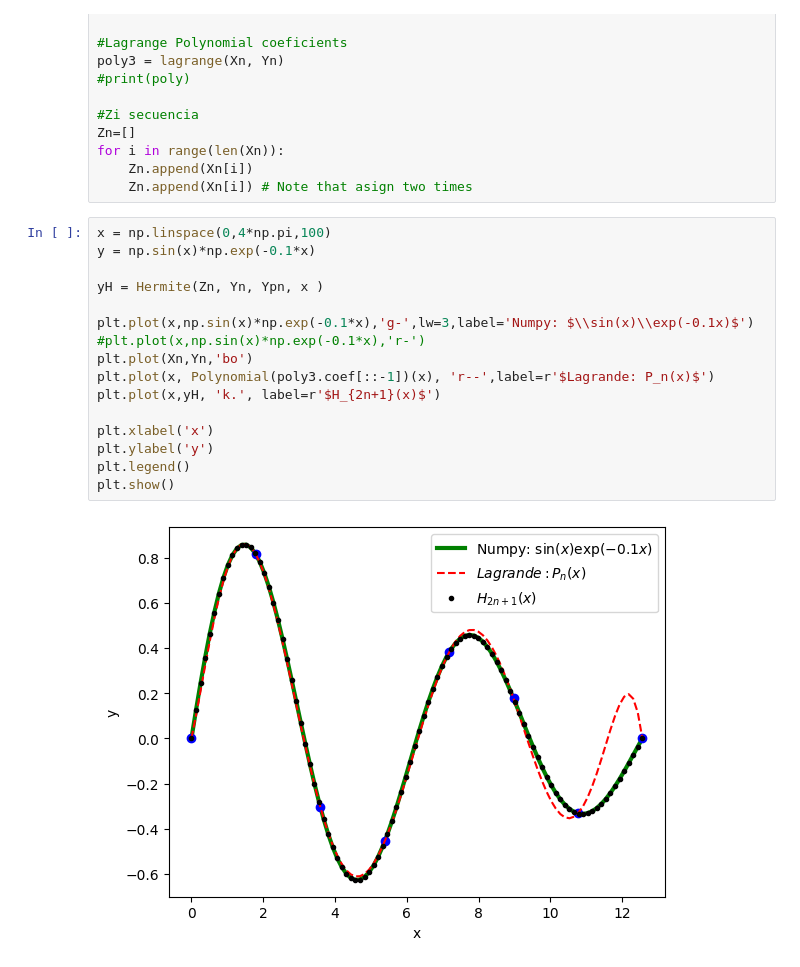
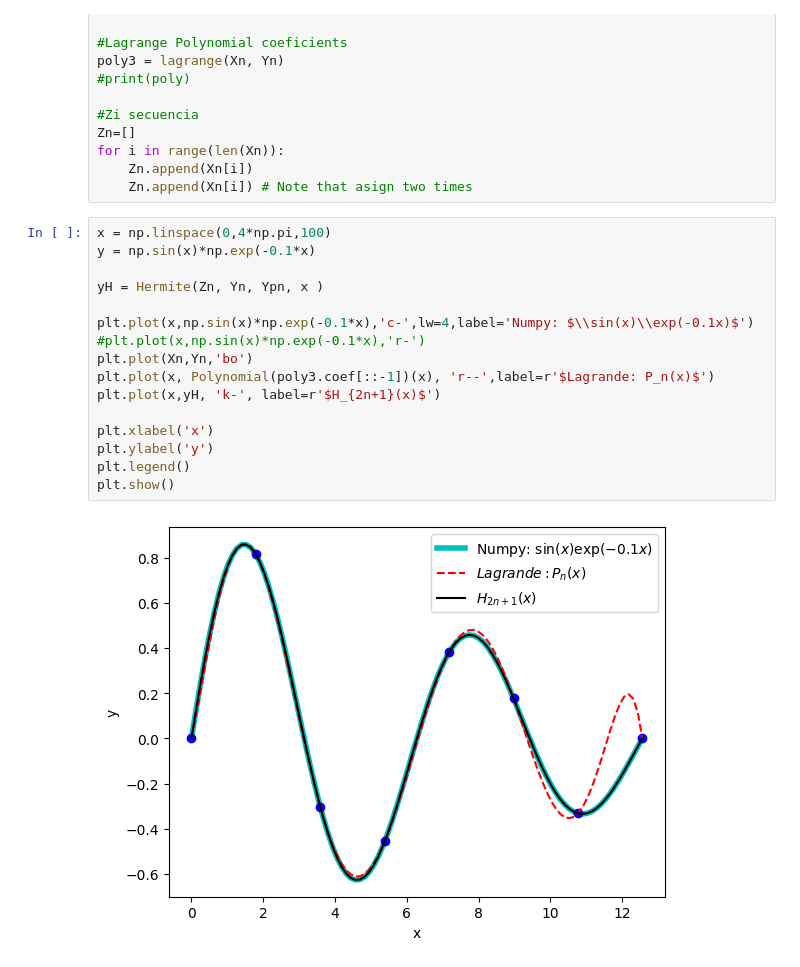
Before and after one commit to anferivera/Metodos_Computacionales, a Jupyter notebook: 4_interpolation.ipynb, the cells around one changed output. Cells and saved outputs as stored; diff of their text form.

```diff
--- a/4_interpolation.ipynb
+++ b/4_interpolation.ipynb
@@ -707,21 +710,21 @@ for i in range(len(Xn)):
 # %%
 x = np.linspace(0,4*np.pi,100)
 y = np.sin(x)*np.exp(-0.1*x)
 
 yH = Hermite(Zn, Yn, Ypn, x )
 
-plt.plot(x,np.sin(x)*np.exp(-0.1*x),'g-',lw=3,label='Numpy: $\\sin(x)\\exp(-0.1x)$')
+plt.plot(x,np.sin(x)*np.exp(-0.1*x),'c-',lw=4,label='Numpy: $\\sin(x)\\exp(-0.1x)$')
 #plt.plot(x,np.sin(x)*np.exp(-0.1*x),'r-')
 plt.plot(Xn,Yn,'bo')
 plt.plot(x, Polynomial(poly3.coef[::-1])(x), 'r--',label=r'$Lagrande: P_n(x)$')
-plt.plot(x,yH, 'k.', label=r'$H_{2n+1}(x)$')
+plt.plot(x,yH, 'k-', label=r'$H_{2n+1}(x)$')
 
 plt.xlabel('x')
 plt.ylabel('y')
 plt.legend()
 plt.show()
 # %% [output]
-[figure, old version]
+[figure, new version]
 # %% [markdown]
 ### <font color='red'> **Activity: Hermite Polynomial** </font>
 
```
Also changed, not shown: parts of 4 cells of this notebook.
